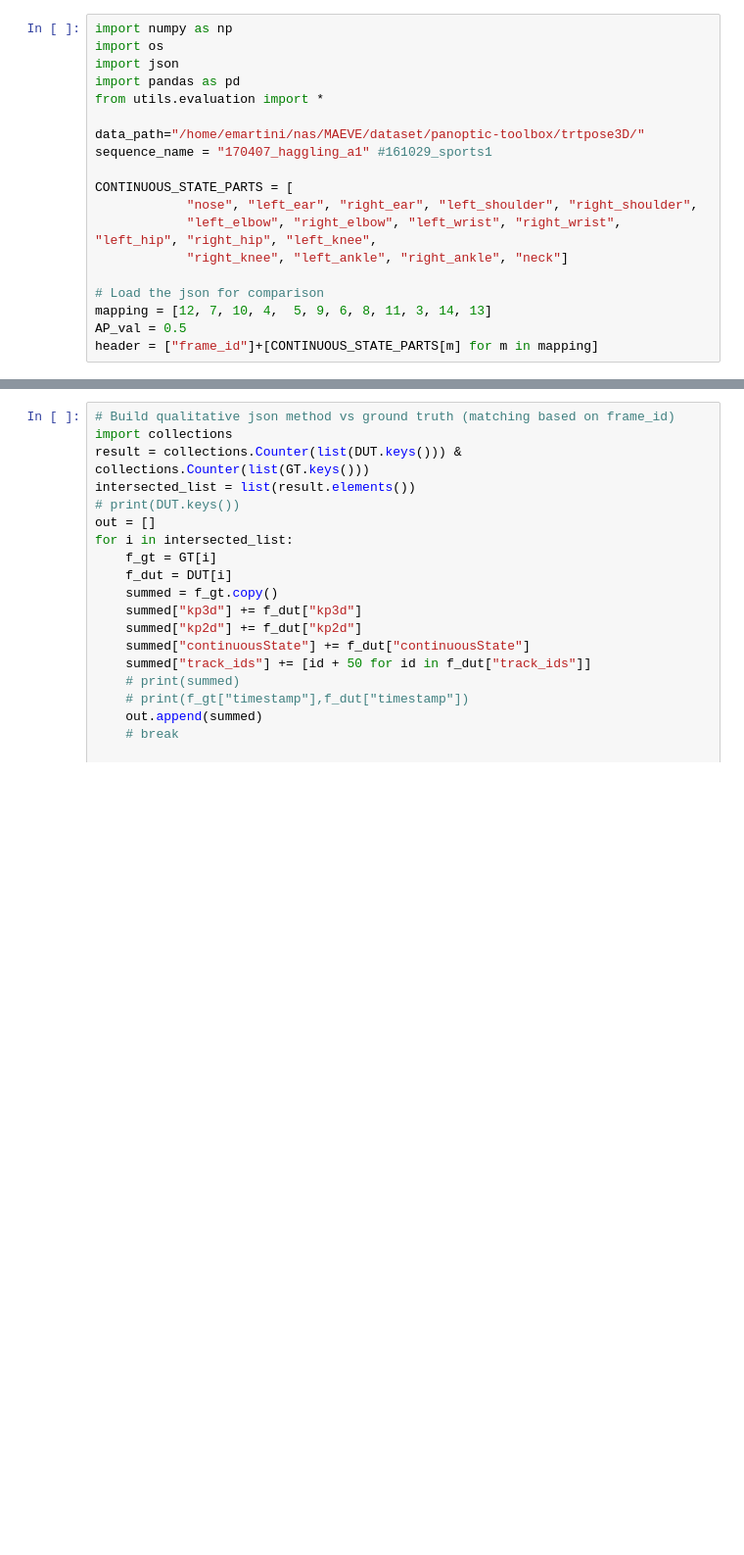
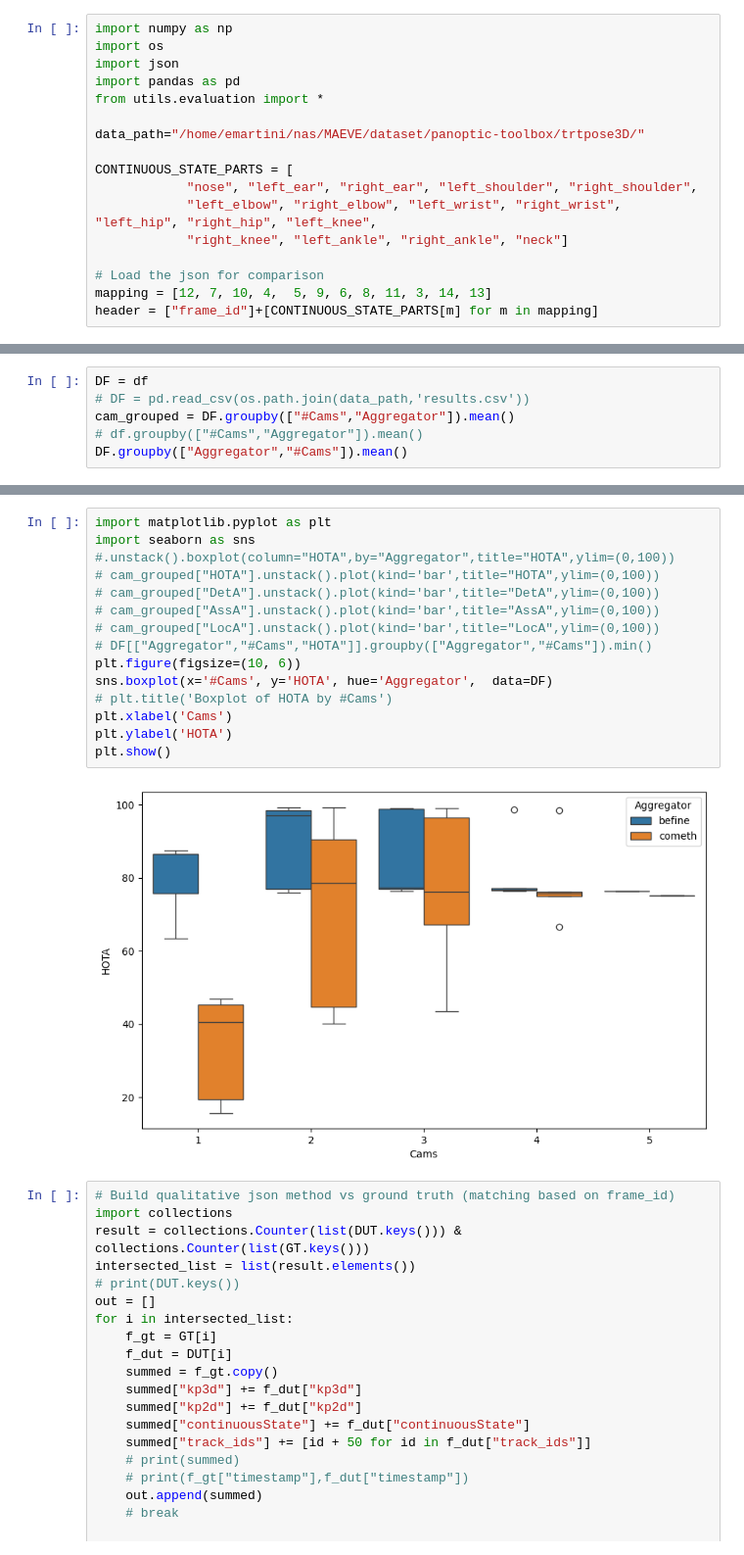
Before and after one commit to PARCO-LAB/COMETH, a Jupyter notebook: test_accuracy.ipynb, the cells around one changed output, grey strips where cells are left out. Shown at 98% size. Saved outputs shown, nothing was run; the diff lists cells and outputs as text; blank space fills up the shorter version.

```diff
--- a/test_accuracy.ipynb
+++ b/test_accuracy.ipynb
@@ -6,7 +6,6 @@ import pandas as pd
 from utils.evaluation import *
 
 data_path="/home/emartini/nas/MAEVE/dataset/panoptic-toolbox/trtpose3D/"
-sequence_name = "170407_haggling_a1" #161029_sports1
 
 CONTINUOUS_STATE_PARTS = [
             "nose", "left_ear", "right_ear", "left_shoulder", "right_shoulder",
@@ -15,6 +14,5 @@ CONTINUOUS_STATE_PARTS = [
 
 # Load the json for comparison
 mapping = [12, 7, 10, 4,  5, 9, 6, 8, 11, 3, 14, 13]
-AP_val = 0.5
 header = ["frame_id"]+[CONTINUOUS_STATE_PARTS[m] for m in mapping]
 # %%
@@ -115,0 +152,6 @@ pd.DataFrame(result,columns=header_stats)
+# %%
+DF = df
+# DF = pd.read_csv(os.path.join(data_path,'results.csv'))
+cam_grouped = DF.groupby(["#Cams","Aggregator"]).mean()
+# df.groupby(["#Cams","Aggregator"]).mean()
+DF.groupby(["Aggregator","#Cams"]).mean()
@@ -116,3 +171,20 @@ pd.DataFrame(result,columns=header_stats)
+# %%
+import matplotlib.pyplot as plt
+import seaborn as sns
+#.unstack().boxplot(column="HOTA",by="Aggregator",title="HOTA",ylim=(0,100))
+# cam_grouped["HOTA"].unstack().plot(kind='bar',title="HOTA",ylim=(0,100))
+# cam_grouped["DetA"].unstack().plot(kind='bar',title="DetA",ylim=(0,100))
+# cam_grouped["AssA"].unstack().plot(kind='bar',title="AssA",ylim=(0,100))
+# cam_grouped["LocA"].unstack().plot(kind='bar',title="LocA",ylim=(0,100))
+# DF[["Aggregator","#Cams","HOTA"]].groupby(["Aggregator","#Cams"]).min()
+plt.figure(figsize=(10, 6))
+sns.boxplot(x='#Cams', y='HOTA', hue='Aggregator',  data=DF)
+# plt.title('Boxplot of HOTA by #Cams')
+plt.xlabel('Cams')
+plt.ylabel('HOTA')
+plt.show()
+# %% [output]
+[figure, added]
 # %%
 # Build qualitative json method vs ground truth (matching based on frame_id)
 import collections
```
Also changed, not shown: parts of 4 cells of this notebook, 2 other files.
